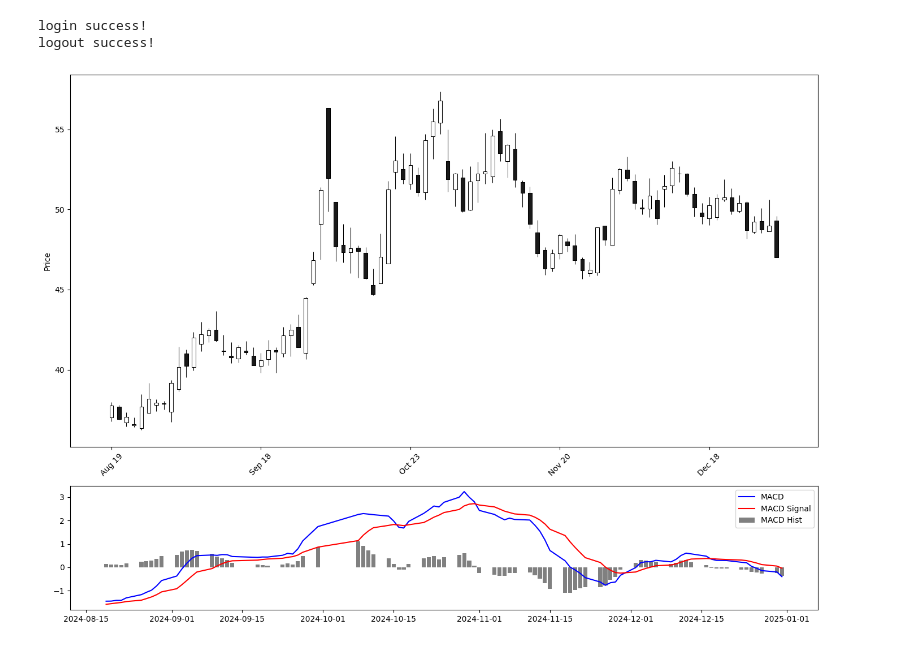
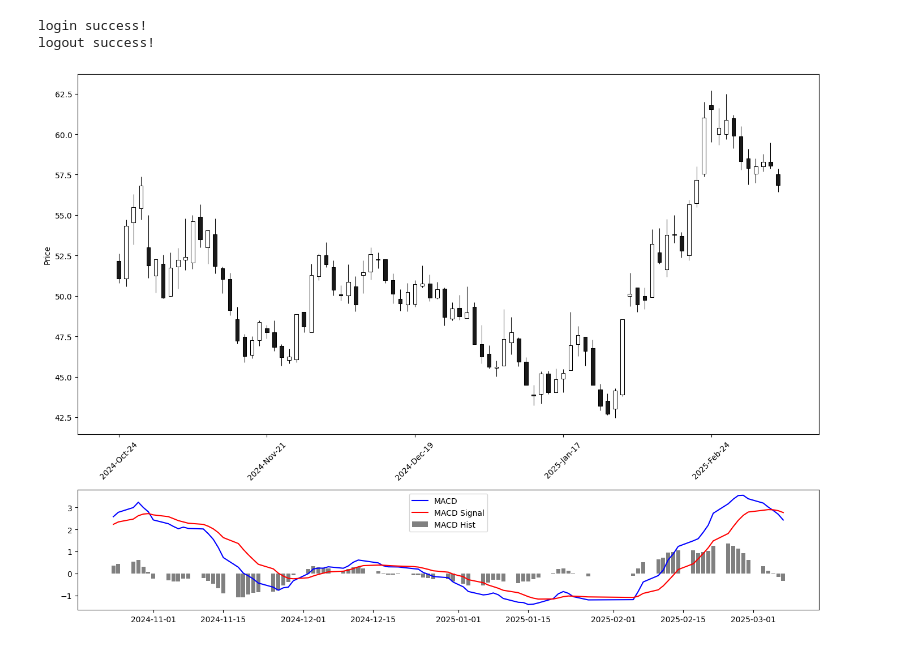
Before and after one commit to Ted88368/quant_in_action, a Jupyter notebook: ta-lib/ex01.ipynb, the cells around one changed output. Saved outputs shown, nothing was run; the diff lists cells and outputs as text; code cells hidden in the pictures.

```diff
--- a/ta-lib/ex01.ipynb
+++ b/ta-lib/ex01.ipynb
@@ -49,8 +49,8 @@ def get_k_data(code, start, end):
     return df
 # %%
 stock_code = "sh.603486"  # 沪深300
-start_date = "2023-01-01"
-end_date = "2024-12-31"
+start_date = "2024-01-01"
+end_date = "2025-12-31"
 
 df = get_k_data(stock_code, start_date, end_date)
 # %% [output]
@@ -82,32 +82,46 @@ df['EMA_60'] = talib.EMA(df['close'], timeperiod=60)
 # %%
 import mplfinance as mpf
 import matplotlib.pyplot as plt
 
 # 绘制图表
 # 绘制K线图和MACD
 fig, (ax1, ax2) = plt.subplots(2, 1, figsize=(14, 10), gridspec_kw={'height_ratios': [3, 1]})
 
 # 找到买卖点
-buy_signals = (df['MACD'] > df['MACD_signal']) & (df['MACD'].shift(1) <= df['MACD_signal'].shift(1))
-sell_signals = (df['MACD'] < df['MACD_signal']) & (df['MACD'].shift(1) >= df['MACD_signal'].shift(1))
+# 策略说明
+# buy_signal 在 MACD 线上穿 MACD_signal 时为 True，表示买入。
+# sell_signal 在 MACD 线下穿 MACD_signal 时为 True，表示卖出。
+df['buy_signal'] = (df['MACD'] > df['MACD_signal']) & (df['MACD'].shift(1) <= df['MACD_signal'].shift(1))
+df['sell_signal'] = (df['MACD'] < df['MACD_signal']) & (df['MACD'].shift(1) >= df['MACD_signal'].shift(1))
+
+# 进一步优化：使用柱状图辅助判断趋势
+# strong_buy 结合 MACD_hist 确保上涨动能，strong_sell 结合 MACD_hist 确保下跌动能，减少误判。
+df['strong_buy'] = (df['buy_signal']) & (df['MACD_hist'] > 0)
+df['strong_sell'] = (df['sell_signal']) & (df['MACD_hist'] < 0)
+
 
 # 只要90天
 df = df.tail(90)
 
 # 绘制K线图
 mpf.plot(df, type='candle', ax=ax1, volume=False, show_nontrading=False)
+
+# 绘制EMA20和EMA60
+#ax1.plot(df.index, df['EMA_20'], label='EMA 20', color='purple')
+#ax1.plot(df.index, df['EMA_60'], label='EMA 60', color='orange')
+#ax1.plot(df.index, df['EMA_20'], label='EMA 20', color='purple')
 
 # 标记买卖点
 # ax1.plot(df.index[buy_signals], df['close'][buy_signals], '^', markersize=10, color='g', label='Buy Signal')
 # ax1.plot(df.index[sell_signals], df['close'][sell_signals], 'v', markersize=10, color='r', label='Sell Signal')
 
 # 绘制MACD
 ax2.plot(df.index, df['MACD'], label='MACD', color='blue')
 ax2.plot(df.index, df['MACD_signal'], label='MACD Signal', color='red')
 ax2.bar(df.index, df['MACD_hist'], label='MACD Hist', color='gray')
 ax2.legend()
 
 plt.tight_layout()
 plt.show()
 # %% [output]
-[figure, old version]
+[figure, new version]
```
